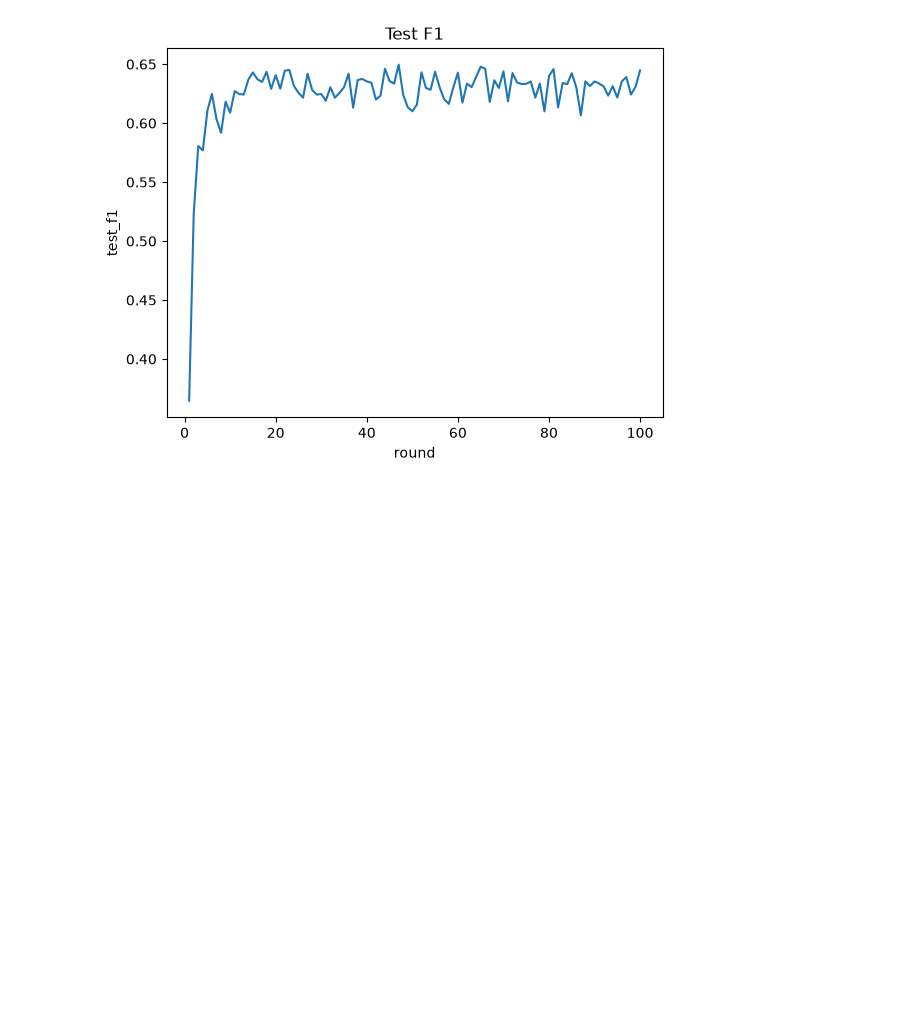
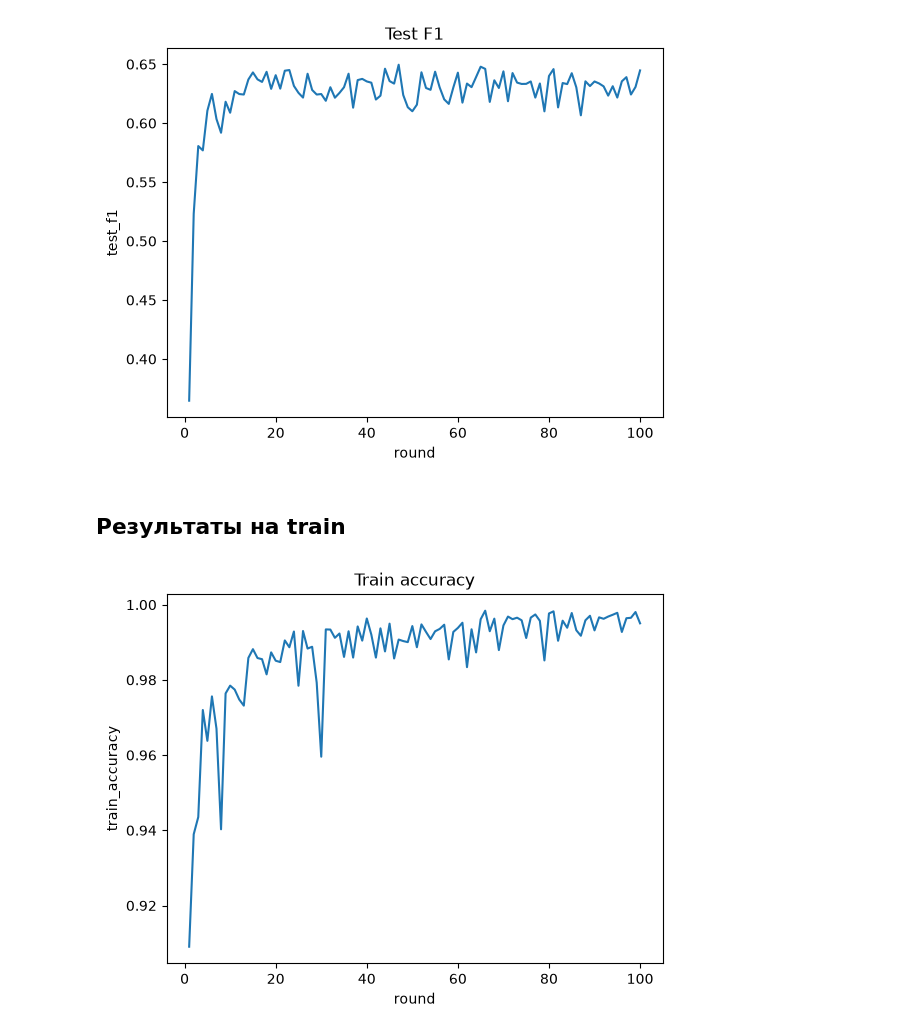
Before and after one commit to Ilyaant/federated-learning-experiments, a Jupyter notebook: notebooks/results_aug.ipynb, the cells around one changed output. Drawn from its saved outputs; the diff is of its cells as text; code cells hidden in the pictures; blank space fills up the shorter version.

```diff
--- a/notebooks/results_aug.ipynb
+++ b/notebooks/results_aug.ipynb
@@ -6,7 +6,7 @@ import matplotlib.pyplot as plt
 import numpy as np
 import seaborn as sns
 # %%
-metrics = pd.read_csv('../logs/metrics.csv')
+metrics = pd.read_csv('../logs/draft_exp_aug/metrics.csv')
 # %%
 metrics.tail()
 # %% [output]
@@ -29,3 +31,11 @@ sns.lineplot(x='round', y='test_f1', data=metrics)
 plt.show()
 # %% [output]
 [figure]
+# %% [markdown]
+## Результаты на train
+# %%
+plt.title('Train accuracy')
+sns.lineplot(x='round', y='train_accuracy', data=metrics)
+plt.show()
+# %% [output]
+[figure, added]
```
Also changed, not shown: parts of 5 cells of this notebook, 1 other file.
